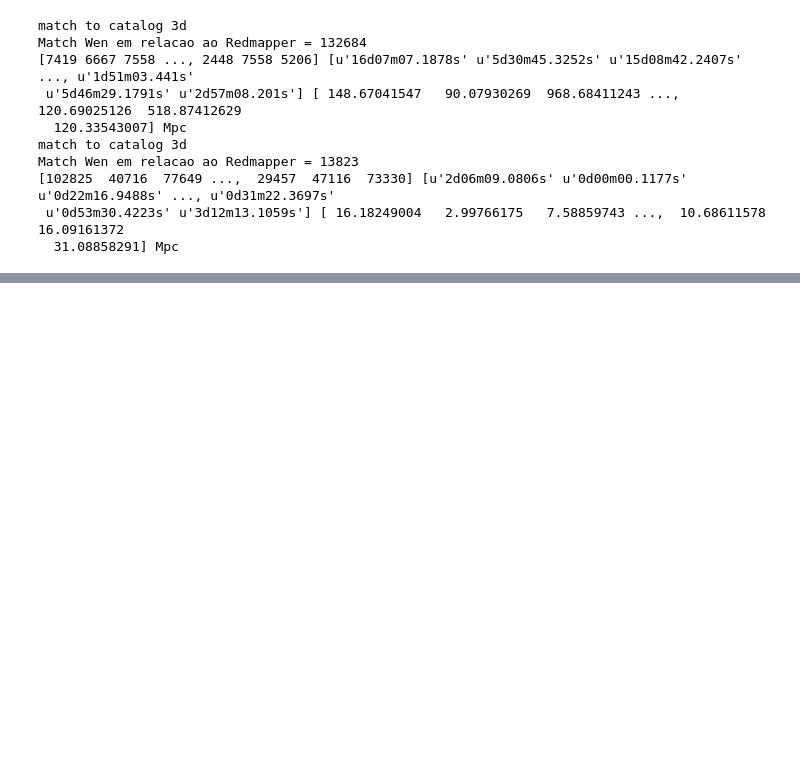
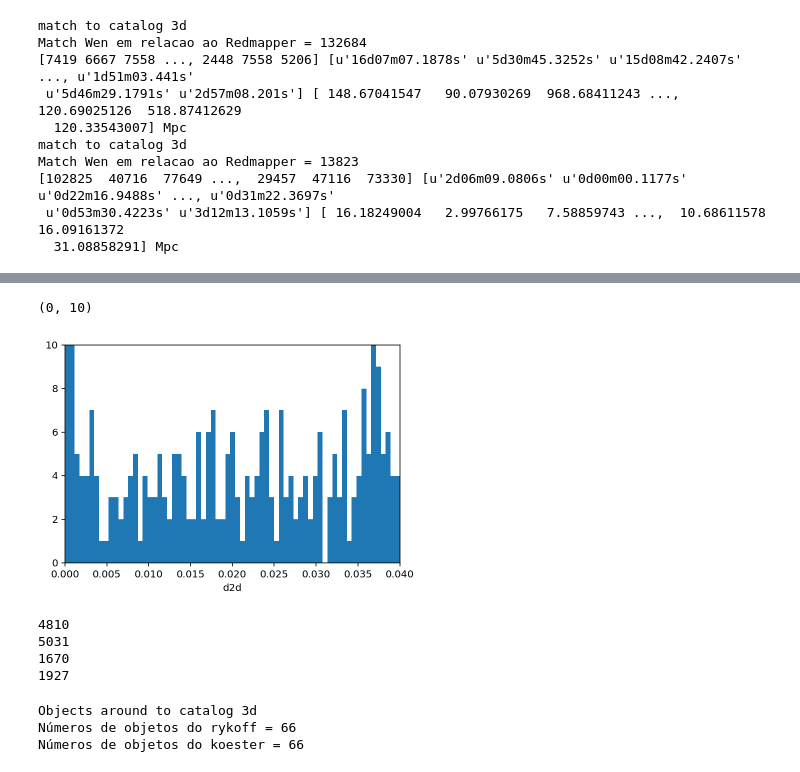
Before and after one commit to clusteron/comparison, a Jupyter notebook: Matches.ipynb, the cells around one changed output, grey strips where cells are left out. Cells and saved outputs as stored; diff of their text form; code cells hidden in the pictures; blank space fills up the shorter version.

```diff
--- a/Matches.ipynb
+++ b/Matches.ipynb
@@ -150,0 +190,10 @@ plt.ylim(0,10)
+# %%
+print 'match to catalog 3d'
+idkr, d2dk, d3d = c_k.match_to_catalog_3d(c_r)
+print 'Match Wen em relacao ao Redmapper =',len(idkr)
+print idkr, d2dk, d3d
+
+print 'match to catalog 3d'
+idrk, d2dr, d3d = c_r.match_to_catalog_3d(c_k)
+print 'Match Wen em relacao ao Redmapper =',len(idrk)
+print idrk, d2dr, d3d
@@ -150,0 +211,27 @@ plt.ylim(0,10)
+# %%
+plt.hist(d2dk, bins=30000)
+plt.xlabel('d2d')
+plt.xlim(0,0.04)
+plt.ylim(0,10)
+# %% [output]
+(0, 10)
+[figure, added]
+# %%
+print len(np.unique(idk))
+print len(np.unique(idr))
+print len(idrk[d2dr<0.035*u.deg])
+print len(idkr[d2dk<0.035*u.deg])
+# %% [output]
+4810
+5031
+1670
+1927
+# %%
+print 'Objects around to catalog 3d'
+idxc_r, idxc_k, d2d, d3d = c_k.search_around_3d(c_r, 1000*u.kpc)
+print 'Números de objetos do rykoff =',len(idxc_r)
+print 'Números de objetos do koester =',len(idxc_k)
+# %% [output]
+Objects around to catalog 3d
+Números de objetos do rykoff = 66
+Números de objetos do koester = 66
```
Also changed, not shown: parts of 20 cells of this notebook.
